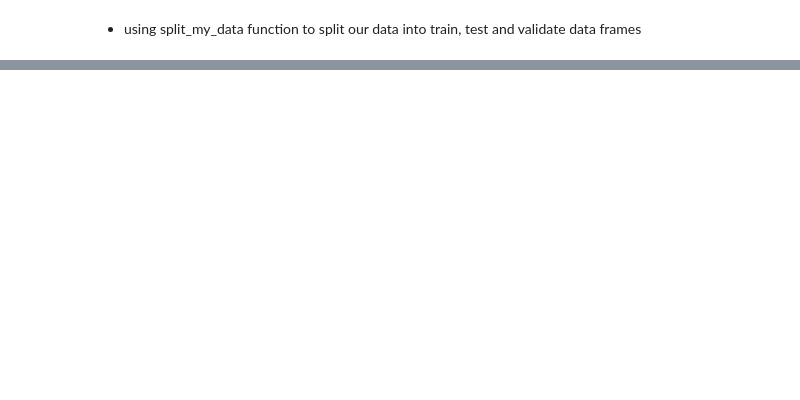
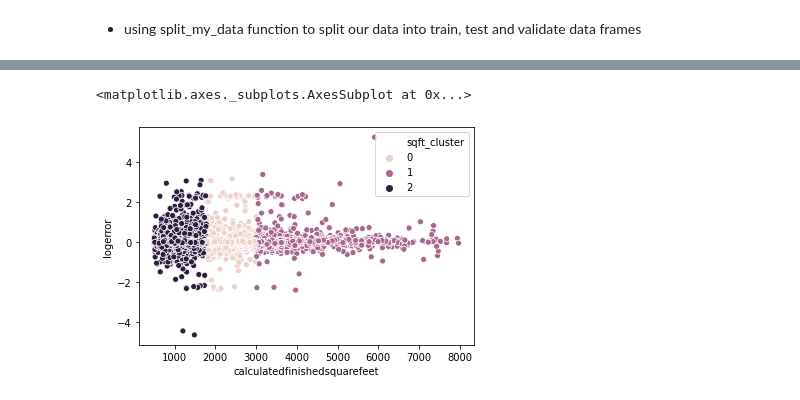
Before and after one commit to JD-Consulting/Zillow-Clustering, a Jupyter notebook: official_scratchpad.ipynb, the cells around one changed output, grey strips where cells are left out. Drawn from its saved outputs; the diff is of its cells as text; code cells hidden in the pictures; blank space fills up the shorter version.

```diff
--- a/official_scratchpad.ipynb
+++ b/official_scratchpad.ipynb
@@ -144,0 +198,13 @@ train.shape, test.shape, val.shape
+# %%
+X = train[['logerror', 'calculatedfinishedsquarefeet']]
+
+kmeans = KMeans(n_clusters=3)
+kmeans.fit(X)
+kmeans.predict(X)
+
+train['sqft_cluster'] = kmeans.predict(X)
+# %%
+sns.scatterplot('calculatedfinishedsquarefeet', 'logerror', hue='sqft_cluster', data=train)
+# %% [output]
+<matplotlib.axes._subplots.AxesSubplot at 0x...>
+[figure, added]
```
Also changed, not shown: parts of 25 cells of this notebook, 3 other files.
